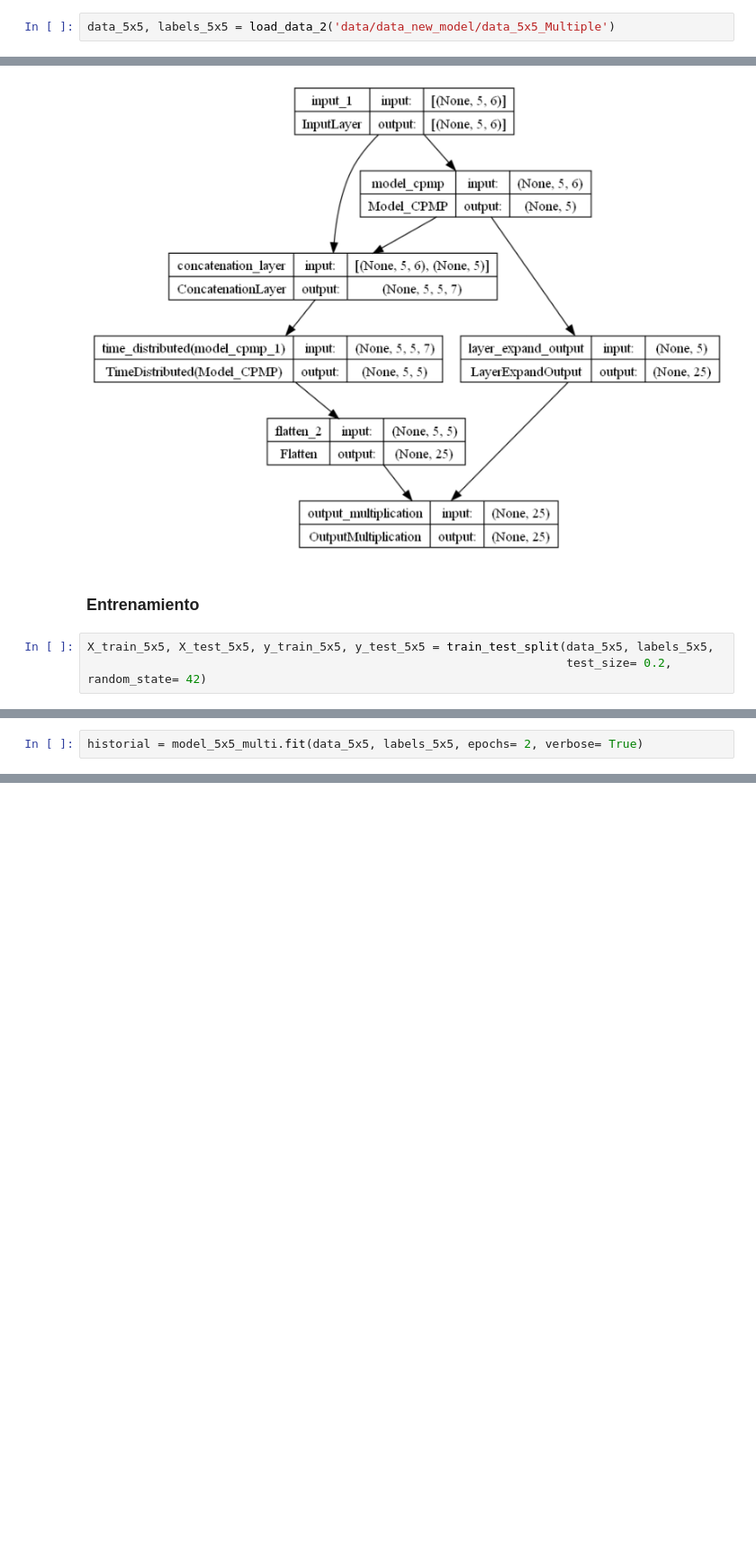
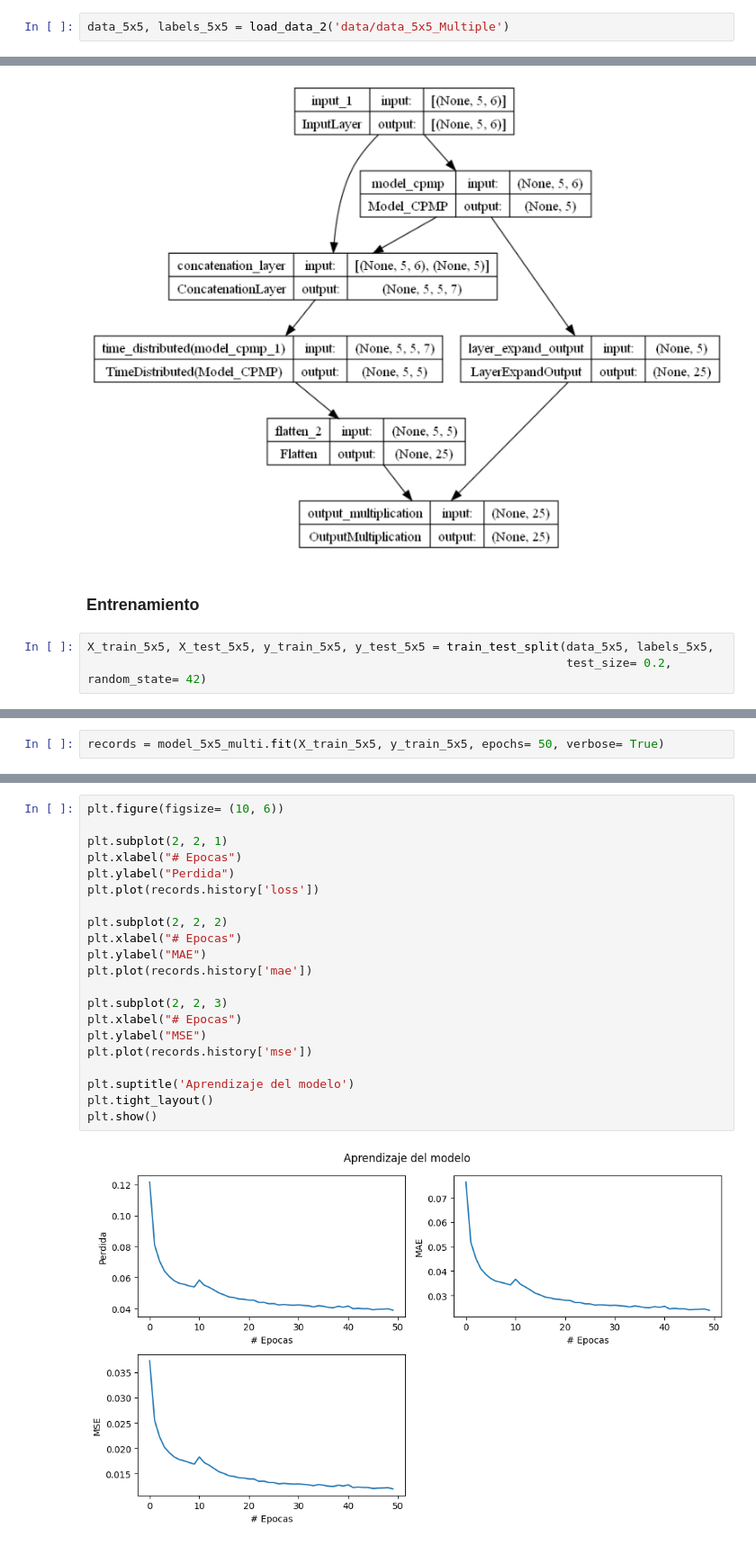
Before and after one commit to LosWillyAmigos/CPMP_With_attetion, a Jupyter notebook: CPMP_with_attention.ipynb, the cells around one changed output, grey strips where cells are left out. Shown at 90% size. Drawn from its saved outputs; the diff is of its cells as text; blank space fills up the shorter version.

```diff
--- a/CPMP_with_attention.ipynb
+++ b/CPMP_with_attention.ipynb
@@ -257,5 +246,5 @@ data_5x5_so, data_5x5_sd, labels_5x5_so, labels_5x5_sd = load_data_multi('data/d
 # %%
-data_5x5, labels_5x5 = load_data_2('data/data_new_model/data_5x5_Multiple')
+data_5x5, labels_5x5 = load_data_2('data/data_5x5_Multiple')
 # %% [markdown]
 # Modelo con Varias Salidas
 # %% [markdown]
@@ -287,3 +272,3 @@ len(labels_5x5[0])
 # %%
-historial = model_5x5_multi.fit(data_5x5, labels_5x5, epochs= 2, verbose= True)
+records = model_5x5_multi.fit(X_train_5x5, y_train_5x5, epochs= 50, verbose= True)
 # %% [output]
@@ -293,0 +292,23 @@ Epoch 2/2
+# %%
+plt.figure(figsize= (10, 6))
+
+plt.subplot(2, 2, 1)
+plt.xlabel("# Epocas")
+plt.ylabel("Perdida")
+plt.plot(records.history['loss'])
+
+plt.subplot(2, 2, 2)
+plt.xlabel("# Epocas")
+plt.ylabel("MAE")
+plt.plot(records.history['mae'])
+
+plt.subplot(2, 2, 3)
+plt.xlabel("# Epocas")
+plt.ylabel("MSE")
+plt.plot(records.history['mse'])
+
+plt.suptitle('Aprendizaje del modelo')
+plt.tight_layout()
+plt.show()
+# %% [output]
+[figure, added]
```
Also changed, not shown: parts of 7 cells of this notebook, 2 other files.
